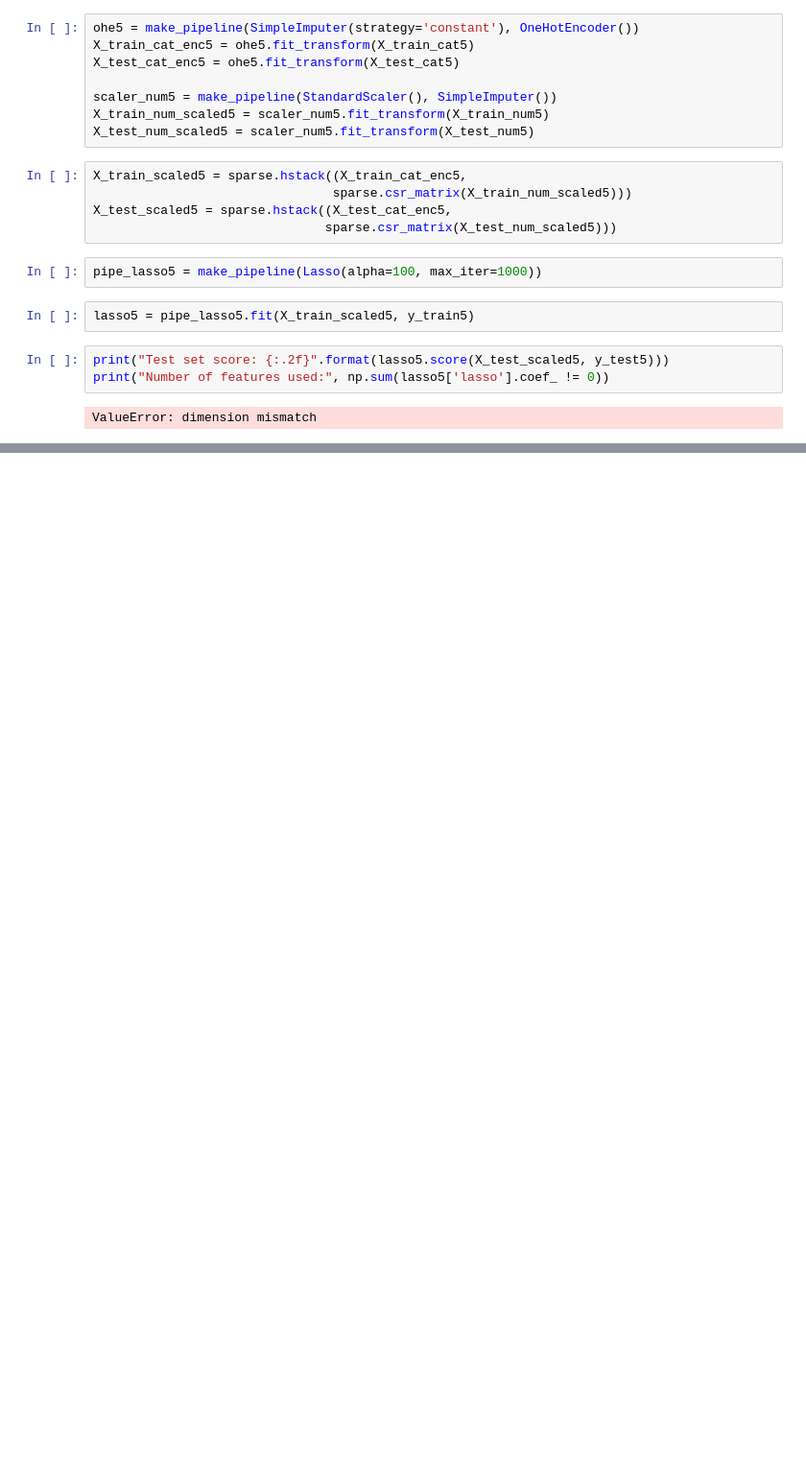
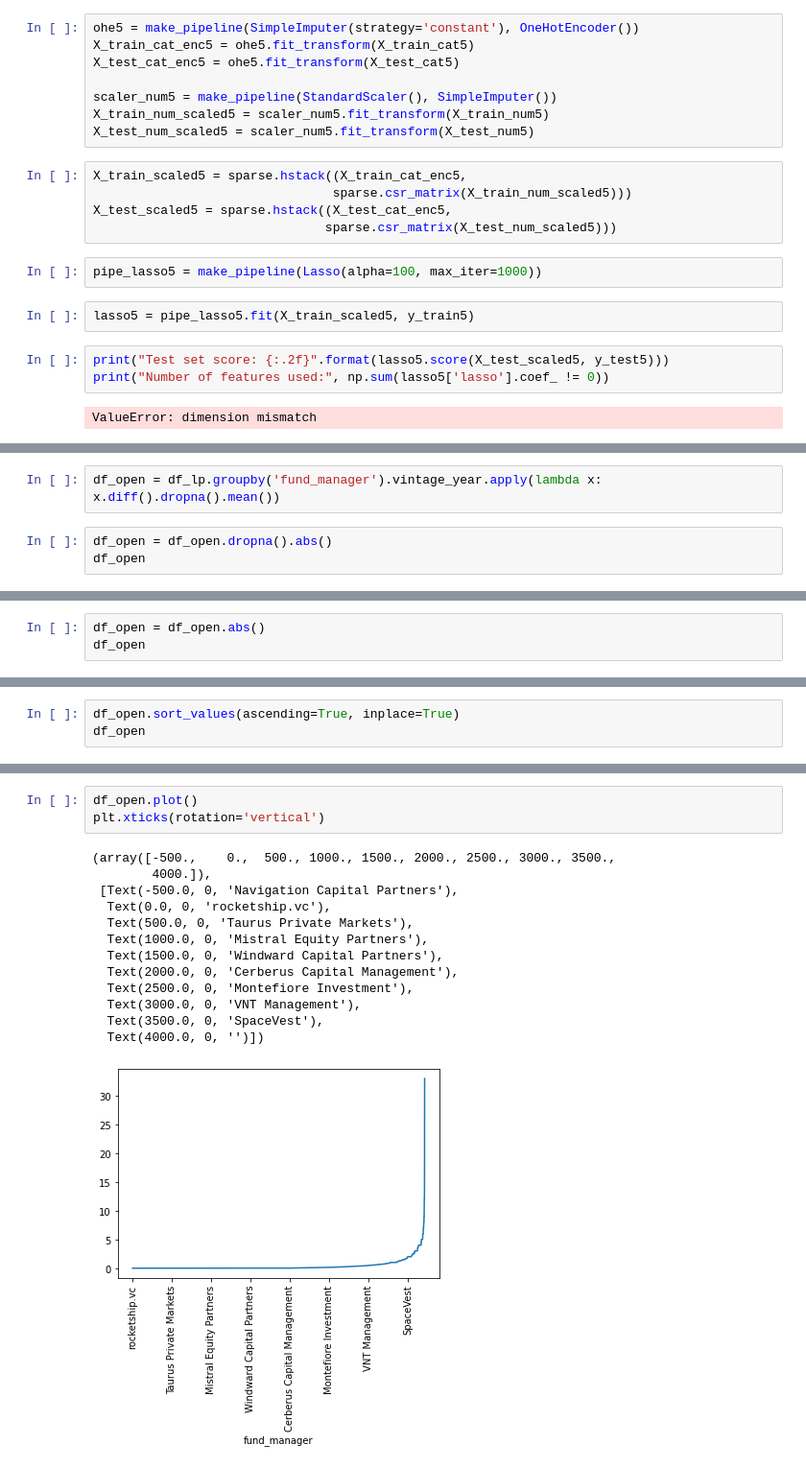
Before and after one commit to anjanaiyer/svb_practicum, a Jupyter notebook: buyouts/buyouts_classification_test.ipynb, the cells around one changed output, grey strips where cells are left out. Shown at 96% size. Drawn from its saved outputs; the diff is of its cells as text; blank space fills up the shorter version.

```diff
--- a/buyouts/buyouts_classification_test.ipynb
+++ b/buyouts/buyouts_classification_test.ipynb
@@ -439,0 +585,5 @@ ValueError: dimension mismatch
+# %%
+df_open = df_lp.groupby('fund_manager').vintage_year.apply(lambda x: x.diff().dropna().mean())
+# %%
+df_open = df_open.dropna().abs()
+df_open
@@ -439,0 +604,3 @@ ValueError: dimension mismatch
+# %%
+df_open = df_open.abs()
+df_open
@@ -439,0 +621,3 @@ ValueError: dimension mismatch
+# %%
+df_open.sort_values(ascending=True, inplace=True)
+df_open
@@ -439,0 +638,17 @@ ValueError: dimension mismatch
+# %%
+df_open.plot()
+plt.xticks(rotation='vertical')
+# %% [output]
+(array([-500.,    0.,  500., 1000., 1500., 2000., 2500., 3000., 3500.,
+        4000.]),
+ [Text(-500.0, 0, 'Navigation Capital Partners'),
+  Text(0.0, 0, 'rocketship.vc'),
+  Text(500.0, 0, 'Taurus Private Markets'),
+  Text(1000.0, 0, 'Mistral Equity Partners'),
+  Text(1500.0, 0, 'Windward Capital Partners'),
+  Text(2000.0, 0, 'Cerberus Capital Management'),
+  Text(2500.0, 0, 'Montefiore Investment'),
+  Text(3000.0, 0, 'VNT Management'),
+  Text(3500.0, 0, 'SpaceVest'),
+  Text(4000.0, 0, '')])
+[figure, added]
```
Also changed, not shown: parts of 77 cells of this notebook, 2 other files.
